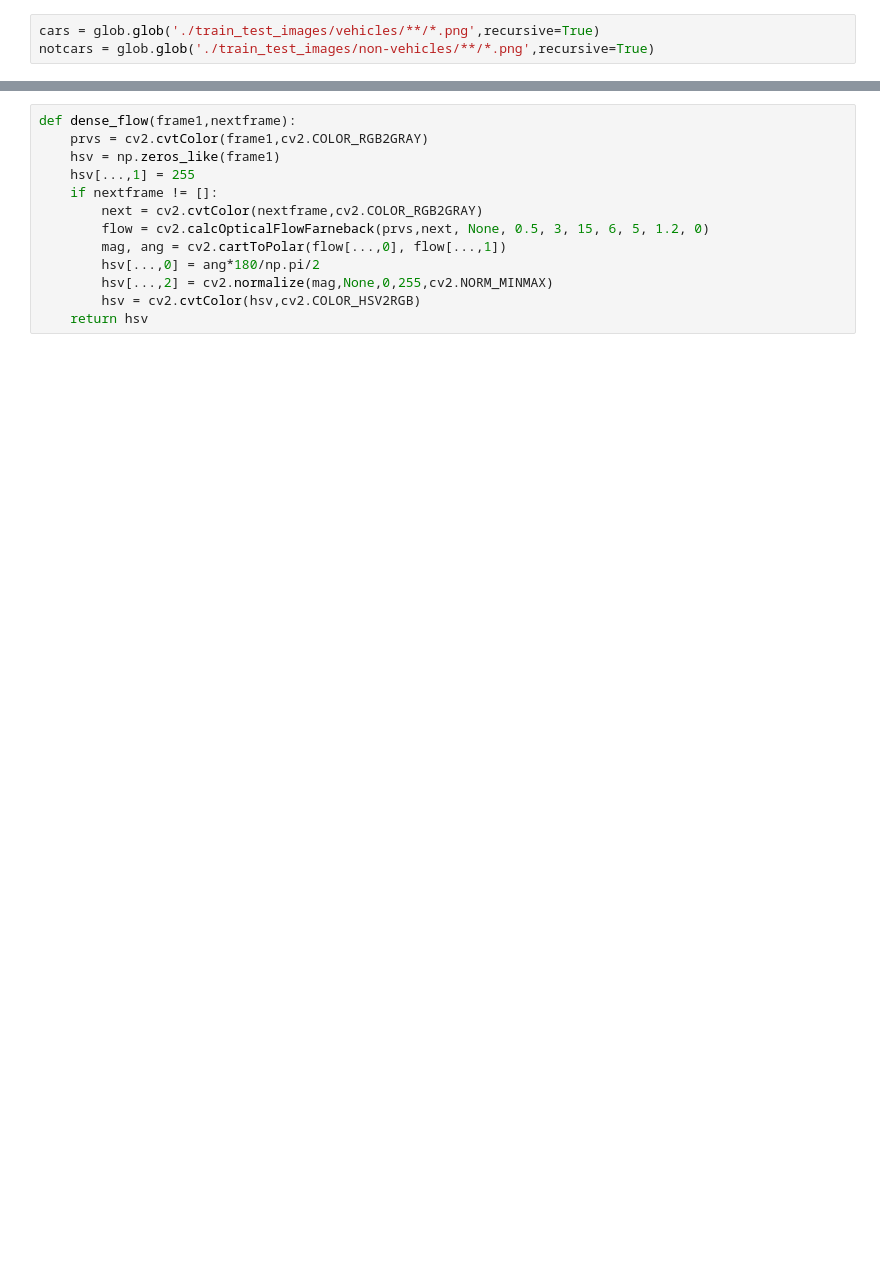
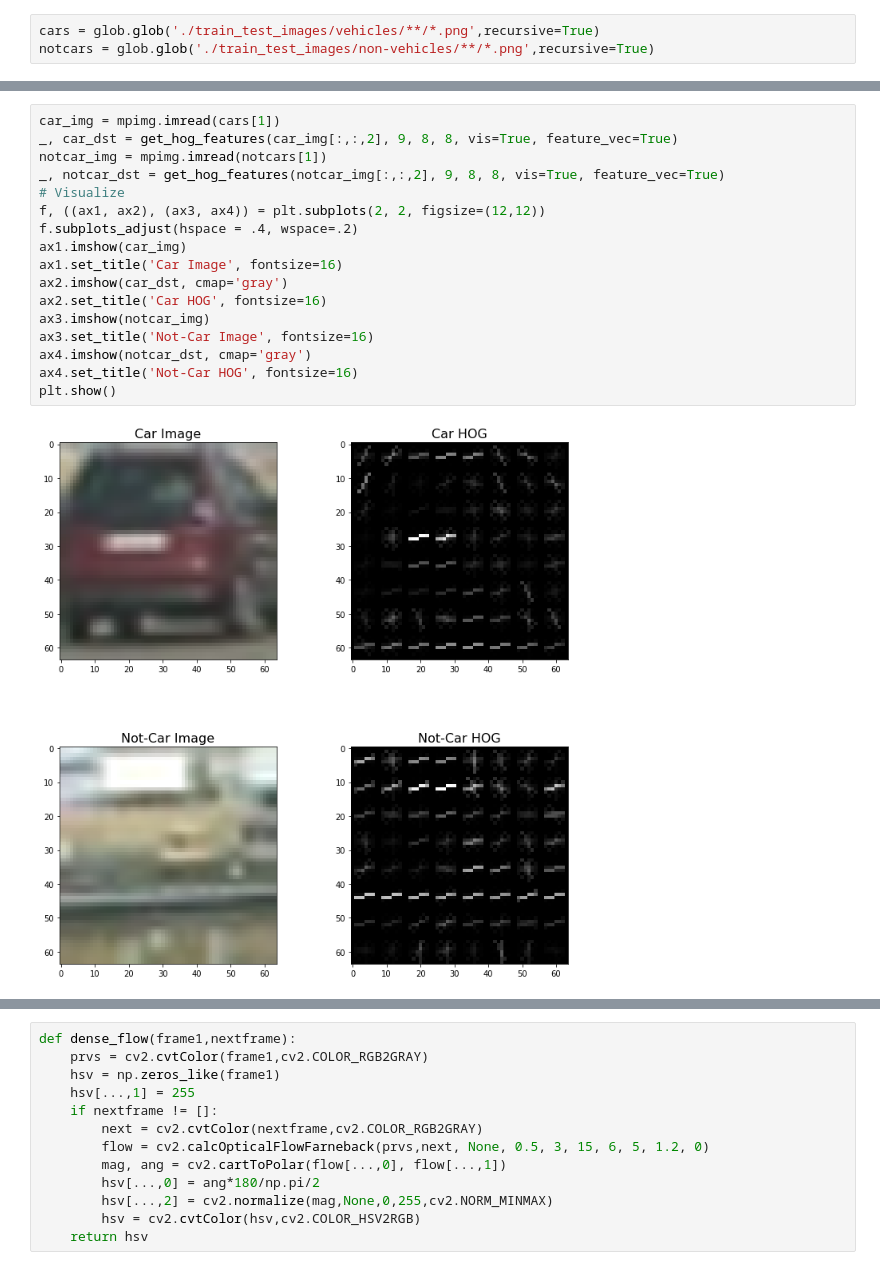
Before and after one commit to Ly0n/CarND-Vehicle-Detection-cY, a Jupyter notebook: CarND-Vehicle-Detection-cY.ipynb, the cells around one changed output, grey strips where cells are left out. Cells and saved outputs as stored; diff of their text form; blank space fills up the shorter version.

```diff
--- a/CarND-Vehicle-Detection-cY.ipynb
+++ b/CarND-Vehicle-Detection-cY.ipynb
@@ -100,0 +128,19 @@ def search_windows(img, windows, clf, scaler, color_space='YCrCb',
+# %%
+car_img = mpimg.imread(cars[1])
+_, car_dst = get_hog_features(car_img[:,:,2], 9, 8, 8, vis=True, feature_vec=True)
+notcar_img = mpimg.imread(notcars[1])
+_, notcar_dst = get_hog_features(notcar_img[:,:,2], 9, 8, 8, vis=True, feature_vec=True)
+# Visualize
+f, ((ax1, ax2), (ax3, ax4)) = plt.subplots(2, 2, figsize=(12,12))
+f.subplots_adjust(hspace = .4, wspace=.2)
+ax1.imshow(car_img)
+ax1.set_title('Car Image', fontsize=16)
+ax2.imshow(car_dst, cmap='gray')
+ax2.set_title('Car HOG', fontsize=16)
+ax3.imshow(notcar_img)
+ax3.set_title('Not-Car Image', fontsize=16)
+ax4.imshow(notcar_dst, cmap='gray')
+ax4.set_title('Not-Car HOG', fontsize=16)
+plt.show()
+# %% [output]
+[figure, added]
```
Also changed, not shown: parts of 26 cells of this notebook.
